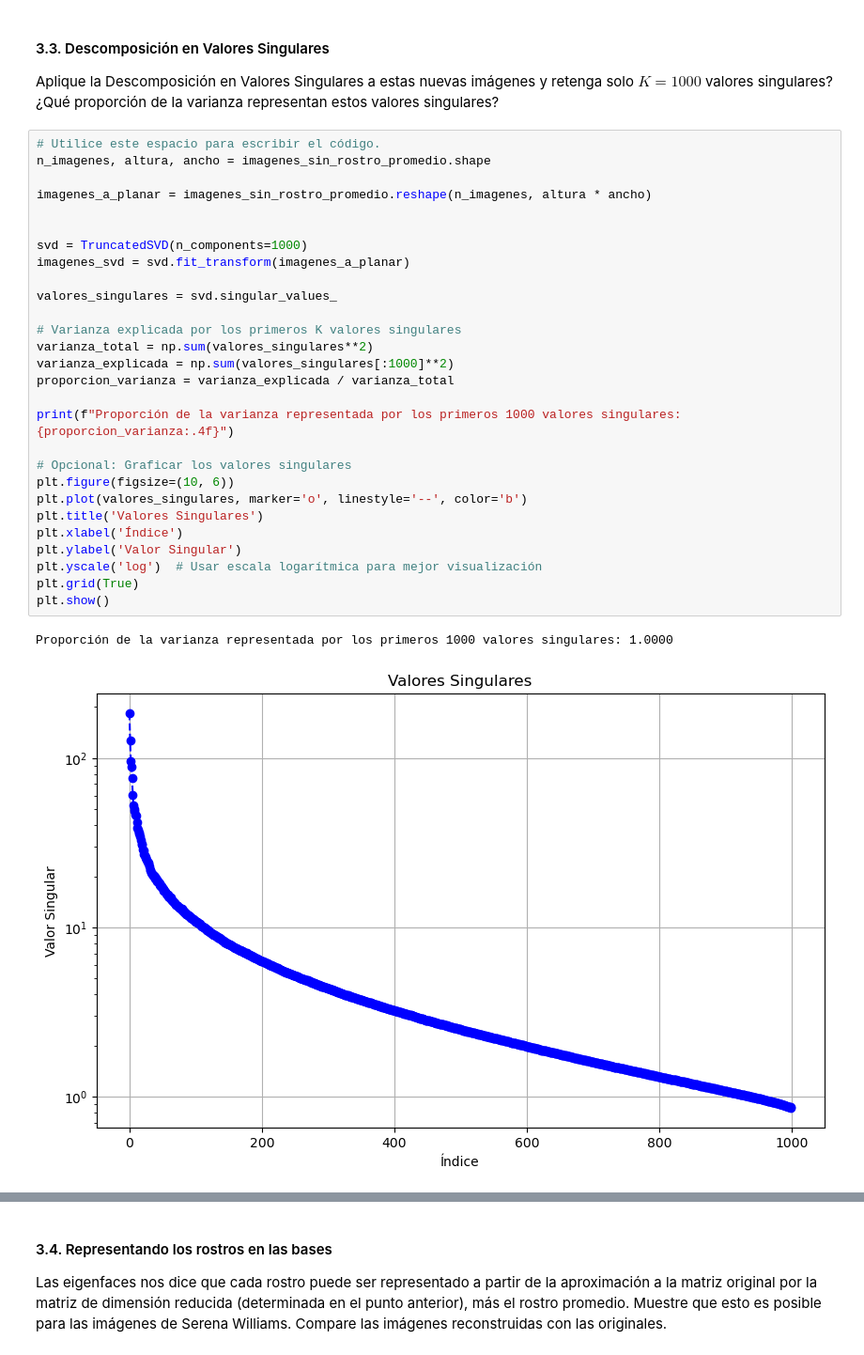
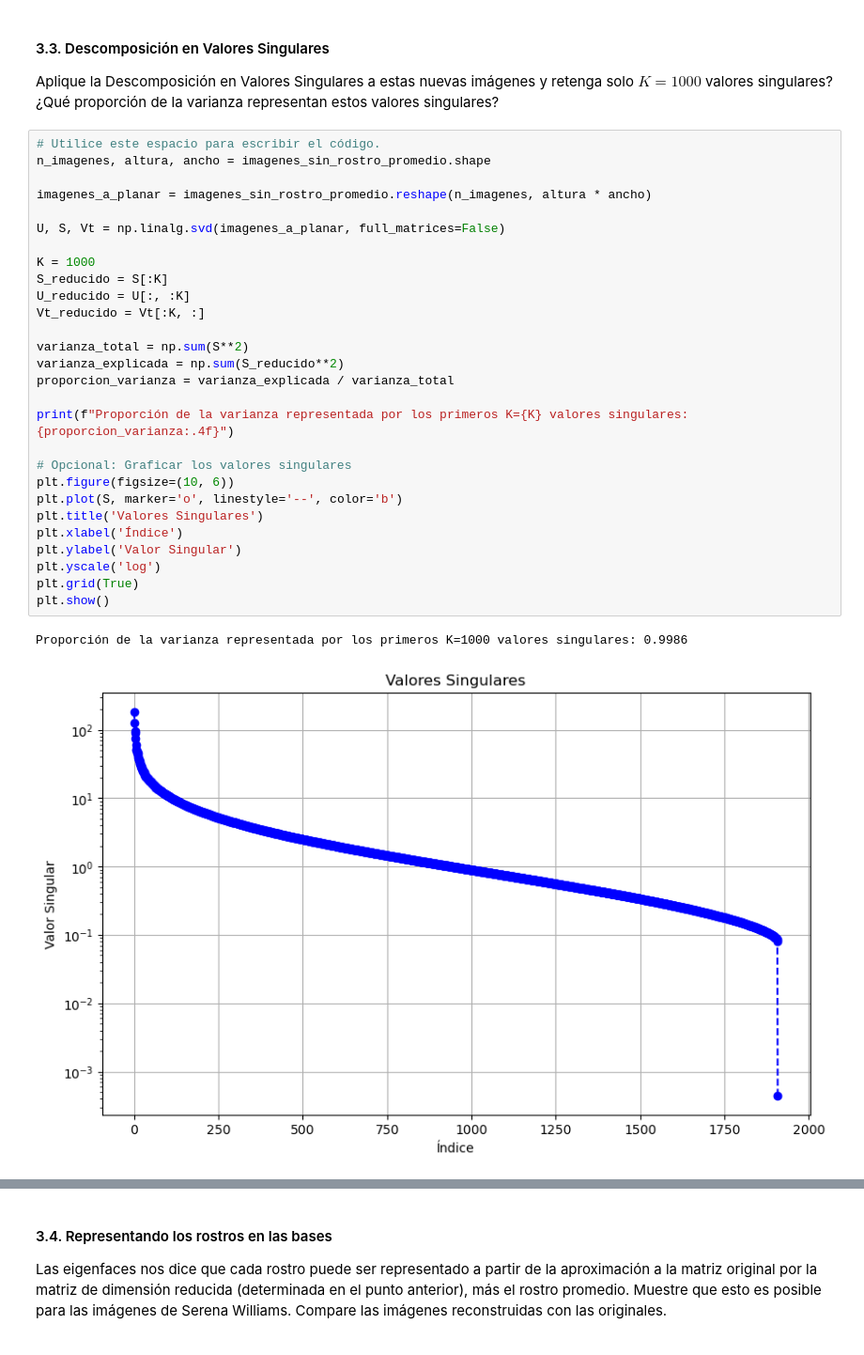
Before and after one commit to juankquintana/aprendizaje-no-supervisado, a Jupyter notebook: Semana 2/Taller/S2_LC_Taller_SVD.ipynb, the cells around one changed output, grey strips where cells are left out. Shown at 94% size. Drawn from its saved outputs; the diff is of its cells as text.

```diff
--- a/Semana 2/Taller/S2_LC_Taller_SVD.ipynb
+++ b/Semana 2/Taller/S2_LC_Taller_SVD.ipynb
@@ -314,31 +319,31 @@ Aplique la Descomposición en Valores Singulares a estas nuevas imágenes y rete
 # %%
 # Utilice este espacio para escribir el código.
 n_imagenes, altura, ancho = imagenes_sin_rostro_promedio.shape
 
 imagenes_a_planar = imagenes_sin_rostro_promedio.reshape(n_imagenes, altura * ancho)
 
+U, S, Vt = np.linalg.svd(imagenes_a_planar, full_matrices=False)
 
-svd = TruncatedSVD(n_components=1000)
-imagenes_svd = svd.fit_transform(imagenes_a_planar)
+K = 1000
+S_reducido = S[:K]
+U_reducido = U[:, :K]
+Vt_reducido = Vt[:K, :]
 
-valores_singulares = svd.singular_values_
-
-# Varianza explicada por los primeros K valores singulares
-varianza_total = np.sum(valores_singulares**2)
-varianza_explicada = np.sum(valores_singulares[:1000]**2)
+varianza_total = np.sum(S**2)
+varianza_explicada = np.sum(S_reducido**2)
 proporcion_varianza = varianza_explicada / varianza_total
 
-print(f"Proporción de la varianza representada por los primeros 1000 valores singulares: {proporcion_varianza:.4f}")
+print(f"Proporción de la varianza representada por los primeros K={K} valores singulares: {proporcion_varianza:.4f}")
 
 # Opcional: Graficar los valores singulares
 plt.figure(figsize=(10, 6))
-plt.plot(valores_singulares, marker='o', linestyle='--', color='b')
+plt.plot(S, marker='o', linestyle='--', color='b')
 plt.title('Valores Singulares')
 plt.xlabel('Índice')
 plt.ylabel('Valor Singular')
-plt.yscale('log')  # Usar escala logarítmica para mejor visualización
+plt.yscale('log')
 plt.grid(True)
 plt.show()
 # %% [output]
-Proporción de la varianza representada por los primeros 1000 valores singulares: 1.0000
+Proporción de la varianza representada por los primeros K=1000 valores singulares: 0.9986
-[figure, old version]
+[figure, new version]
```
Also changed, not shown: parts of 5 cells of this notebook.
